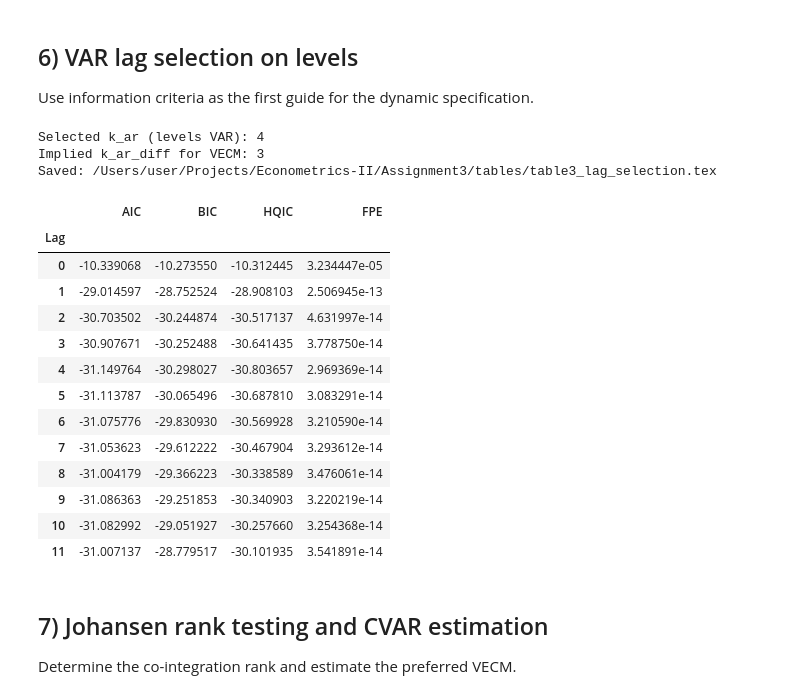
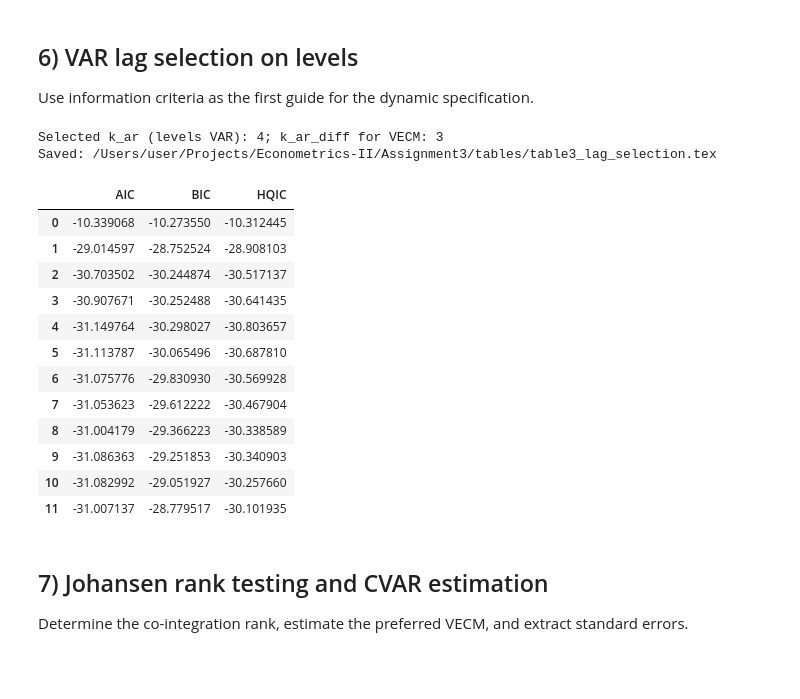
Before and after one commit to rohde01/Econometrics-II, a Jupyter notebook: Assignment3/main.ipynb, the cells around one changed output. Saved outputs shown, nothing was run; the diff lists cells and outputs as text; code cells hidden in the pictures; blank space fills up the shorter version.

```diff
--- a/Assignment3/main.ipynb
+++ b/Assignment3/main.ipynb
@@ -90,23 +136,16 @@ Create a compact summary table for the report.
 # %%
-summary_vars = [c for c in ["h", "r", "m", "HousePrice", "Rent", "MortgageRate"] if c in df.columns]
+summary_vars = ["h", "r", "m"]
 summary = df[summary_vars].describe().T[["mean", "std", "min", "max"]].copy()
-summary = summary.rename(columns={
-    "mean": "Mean",
-    "std": "Std. Dev.",
-    "min": "Min",
-    "max": "Max",
-})
+summary.columns = ["Mean", "Std. Dev.", "Min", "Max"]
 
-table1_path = TABLE_DIR / "table1_summary_stats.tex"
-latex_table = summary.to_latex(
-    float_format="%.4f",
-    caption="Summary statistics, January 2012 to December 2023.",
+write_table(
+    summary,
+    TABLE_DIR / "table1_summary_stats.tex",
+    caption="Summary statistics for the analysis variables, 2012M1--2023M12.",
     label="tab:summary_stats",
+    index_name="Variable",
 )
-with open(table1_path, "w", encoding="utf-8") as f:
-    f.write(latex_table)
-
-print(f"Saved: {table1_path}")
+print("Saved:", TABLE_DIR / "table1_summary_stats.tex")
 summary
 # %% [output]
 Saved: /Users/user/Projects/Econometrics-II/Assignment3/tables/table1_summary_stats.tex
@@ -192,56 +221,50 @@ Use information criteria as the first guide for the dynamic specification.
 # %%
 from statsmodels.tsa.api import VAR
 
 var_model = VAR(core)
 lag_order = var_model.select_order(maxlags=12)
-lag_table = lag_order.summary()
 
 criteria_table = pd.DataFrame({
     "AIC": lag_order.ics["aic"],
     "BIC": lag_order.ics["bic"],
     "HQIC": lag_order.ics["hqic"],
-    "FPE": lag_order.ics["fpe"],
 })
-criteria_table.index.name = "Lag"
+criteria_table.index = criteria_table.index.astype(int)
 
 k_ar = int(lag_order.selected_orders.get("aic", 2))
 k_ar = max(k_ar, 2)
 k_ar_diff = k_ar - 1
 
-table3a_path = TABLE_DIR / "table3_lag_selection.tex"
-latex_table3a = criteria_table.to_latex(
-    float_format="%.5f",
-    caption="Lag-order selection criteria for VAR in levels.",
+write_table(
+    criteria_table,
+    TABLE_DIR / "table3_lag_selection.tex",
+    caption="Lag-order selection criteria for VAR in levels (2012M1--2023M12).",
     label="tab:lag_selection",
+    index_name="Lag",
+    float_format="%.4f",
 )
-with open(table3a_path, "w", encoding="utf-8") as f:
-    f.write(latex_table3a)
-
-print(f"Selected k_ar (levels VAR): {k_ar}")
-print(f"Implied k_ar_diff for VECM: {k_ar_diff}")
-print(f"Saved: {table3a_path}")
+print(f"Selected k_ar (levels VAR): {k_ar}; k_ar_diff for VECM: {k_ar_diff}")
+print("Saved:", TABLE_DIR / "table3_lag_selection.tex")
 criteria_table.head(12)
 # %% [output]
-Selected k_ar (levels VAR): 4
-Implied k_ar_diff for VECM: 3
+Selected k_ar (levels VAR): 4; k_ar_diff for VECM: 3
 Saved: /Users/user/Projects/Econometrics-II/Assignment3/tables/table3_lag_selection.tex
-|  | AIC | BIC | HQIC | FPE |
-| Lag |  |  |  |  |
-| 0 | -10.339068 | -10.273550 | -10.312445 | 3.234447e-05 |
-| 1 | -29.014597 | -28.752524 | -28.908103 | 2.506945e-13 |
-| 2 | -30.703502 | -30.244874 | -30.517137 | 4.631997e-14 |
-| 3 | -30.907671 | -30.252488 | -30.641435 | 3.778750e-14 |
-| 4 | -31.149764 | -30.298027 | -30.803657 | 2.969369e-14 |
-| 5 | -31.113787 | -30.065496 | -30.687810 | 3.083291e-14 |
-| 6 | -31.075776 | -29.830930 | -30.569928 | 3.210590e-14 |
-| 7 | -31.053623 | -29.612222 | -30.467904 | 3.293612e-14 |
-| 8 | -31.004179 | -29.366223 | -30.338589 | 3.476061e-14 |
-| 9 | -31.086363 | -29.251853 | -30.340903 | 3.220219e-14 |
-| 10 | -31.082992 | -29.051927 | -30.257660 | 3.254368e-14 |
-| 11 | -31.007137 | -28.779517 | -30.101935 | 3.541891e-14 |
+|  | AIC | BIC | HQIC |
+| 0 | -10.339068 | -10.273550 | -10.312445 |
+| 1 | -29.014597 | -28.752524 | -28.908103 |
+| 2 | -30.703502 | -30.244874 | -30.517137 |
+| 3 | -30.907671 | -30.252488 | -30.641435 |
+| 4 | -31.149764 | -30.298027 | -30.803657 |
+| 5 | -31.113787 | -30.065496 | -30.687810 |
+| 6 | -31.075776 | -29.830930 | -30.569928 |
+| 7 | -31.053623 | -29.612222 | -30.467904 |
+| 8 | -31.004179 | -29.366223 | -30.338589 |
+| 9 | -31.086363 | -29.251853 | -30.340903 |
+| 10 | -31.082992 | -29.051927 | -30.257660 |
+| 11 | -31.007137 | -28.779517 | -30.101935 |
 # %% [markdown]
 ## 7) Johansen rank testing and CVAR estimation
-Determine the co-integration rank and estimate the preferred VECM.
+Determine the co-integration rank, estimate the preferred VECM, and extract standard errors.
 # %%
 from statsmodels.tsa.vector_ar.vecm import coint_johansen, VECM
 
```
Also changed, not shown: parts of 20 cells of this notebook.
